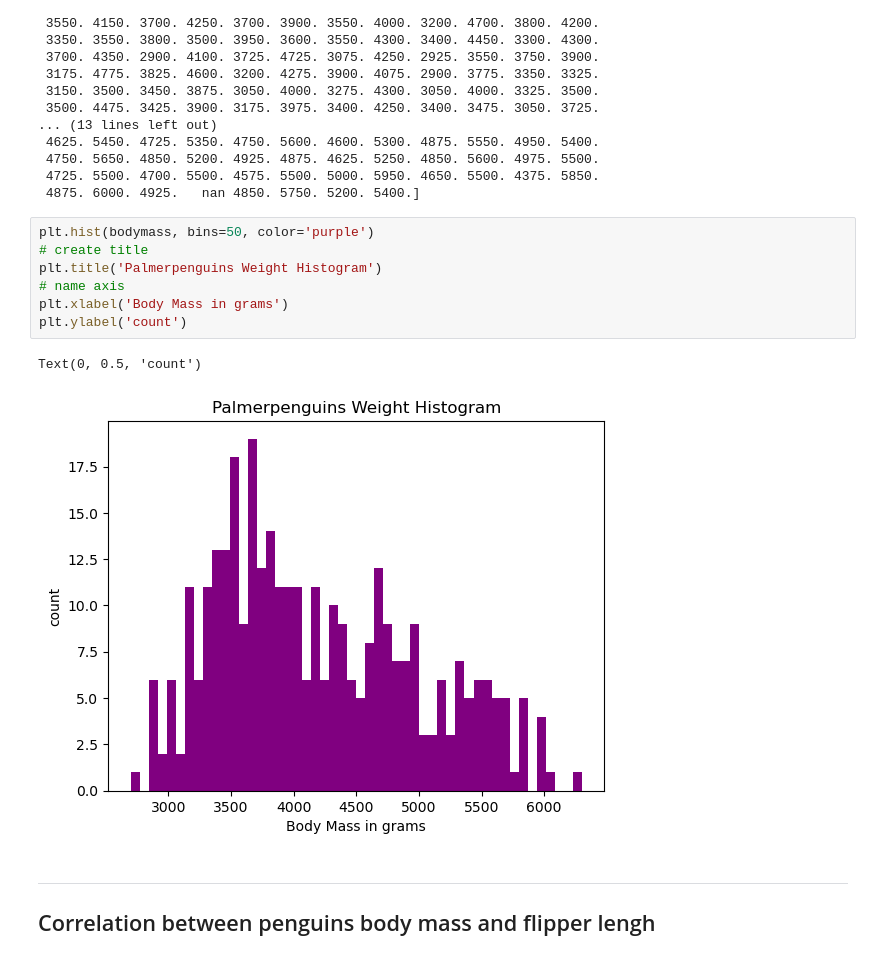
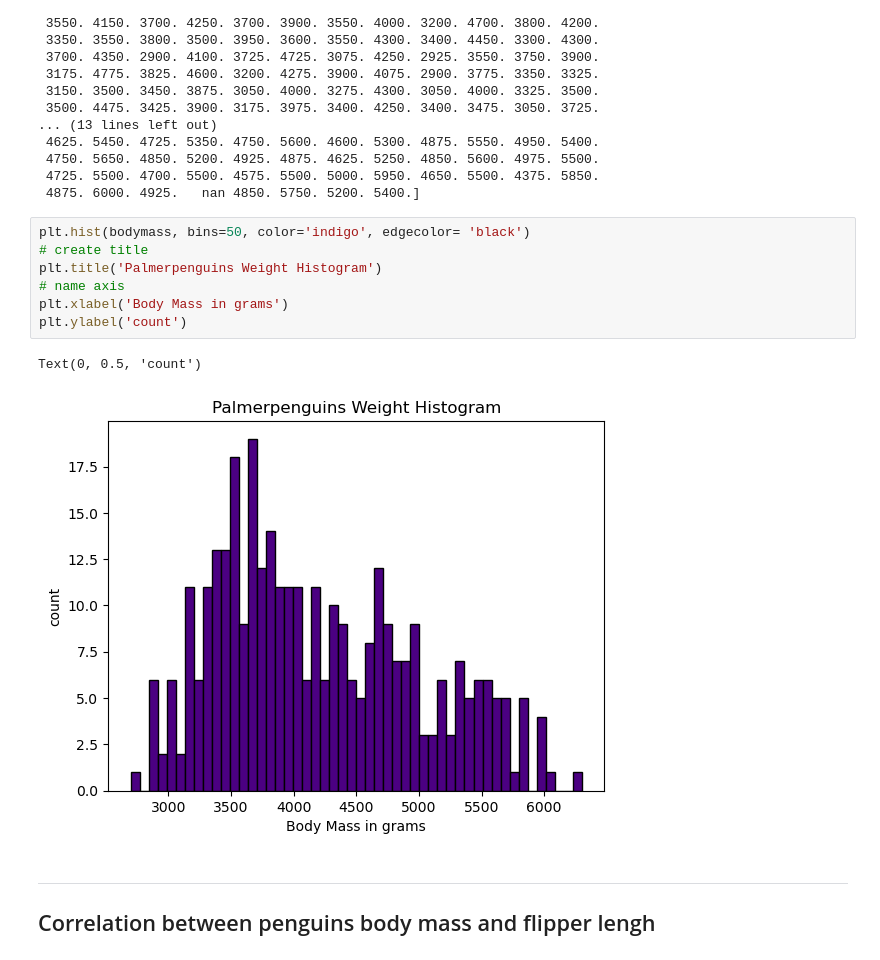
Before and after one commit to FabianeCancian/Principles-of-Data-Analytics, a Jupyter notebook: penguins.ipynb, the cells around one changed output. Drawn from its saved outputs; the diff is of its cells as text.

```diff
--- a/penguins.ipynb
+++ b/penguins.ipynb
@@ -138,15 +139,15 @@ print(bodymass,'\n')
  4725. 5500. 4700. 5500. 4575. 5500. 5000. 5950. 4650. 5500. 4375. 5850.
  4875. 6000. 4925.   nan 4850. 5750. 5200. 5400.]
 # %%
-plt.hist(bodymass, bins=50, color='purple')
+plt.hist(bodymass, bins=50, color='indigo', edgecolor= 'black')
 # create title
 plt.title('Palmerpenguins Weight Histogram')
 # name axis
 plt.xlabel('Body Mass in grams')
 plt.ylabel('count')
 # %% [output]
 Text(0, 0.5, 'count')
-[figure, old version]
+[figure, new version]
 # %% [markdown]
 ****
 ## Correlation between penguins body mass and flipper lengh
```
Also changed, not shown: parts of 2 cells of this notebook, 1 other file.
